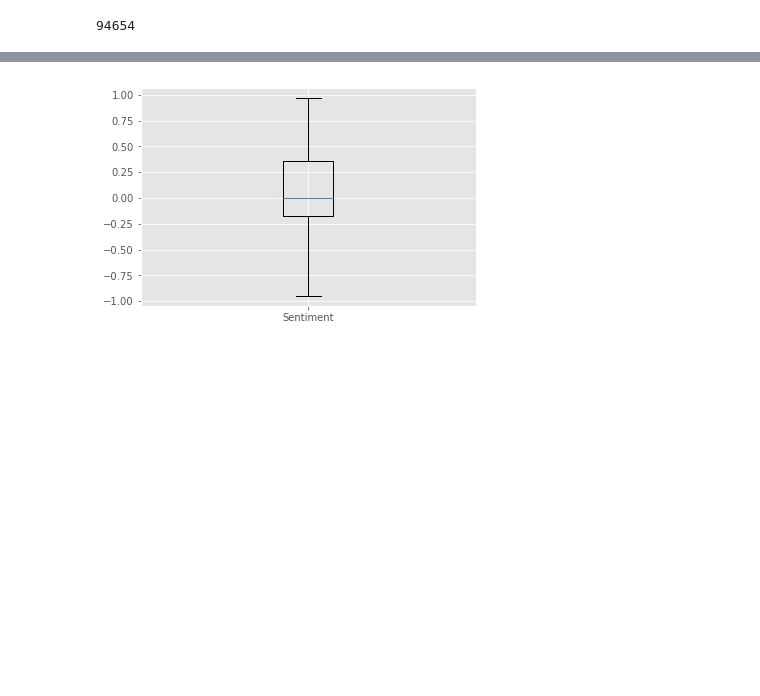
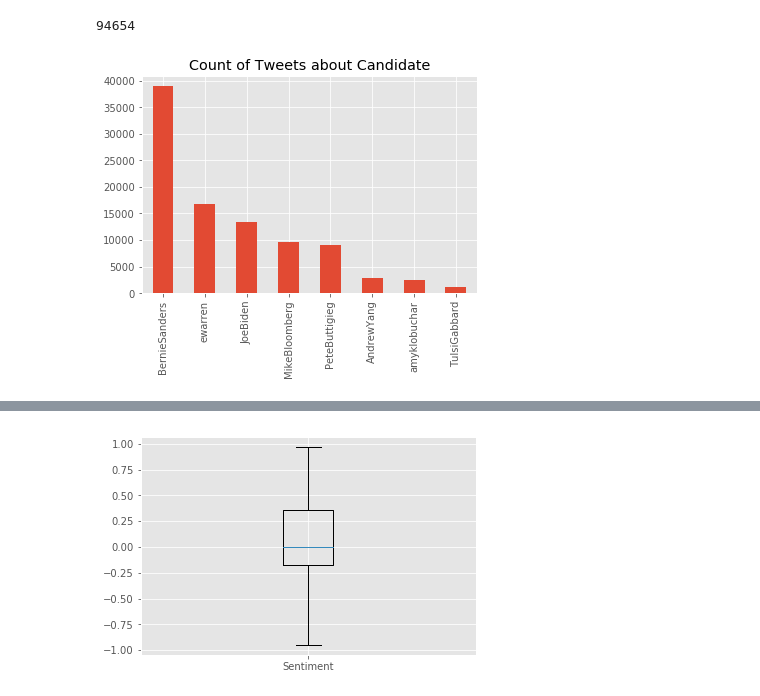
Before and after one commit to danjizquierdo/Sentimental, a Jupyter notebook: NLP_EDA.ipynb, the cells around one changed output, grey strips where cells are left out. Drawn from its saved outputs; the diff is of its cells as text; code cells hidden in the pictures; blank space fills up the shorter version.

Commit message:
Visualize word count toward candidates

```diff
--- a/NLP_EDA.ipynb
+++ b/NLP_EDA.ipynb
@@ -71,3 +69,8 @@ raw_data.name.value_counts.plot(kind=)
+# %%
+plt.title('Count of Tweets about Candidate')
+raw_data.name.value_counts().plot(kind='bar');
+# %% [output]
+[figure, added]
 # %%
 data = raw_data.sample(frac=.1)
 # %%
```
Also changed, not shown: parts of 1 cell of this notebook, 2 other files.
